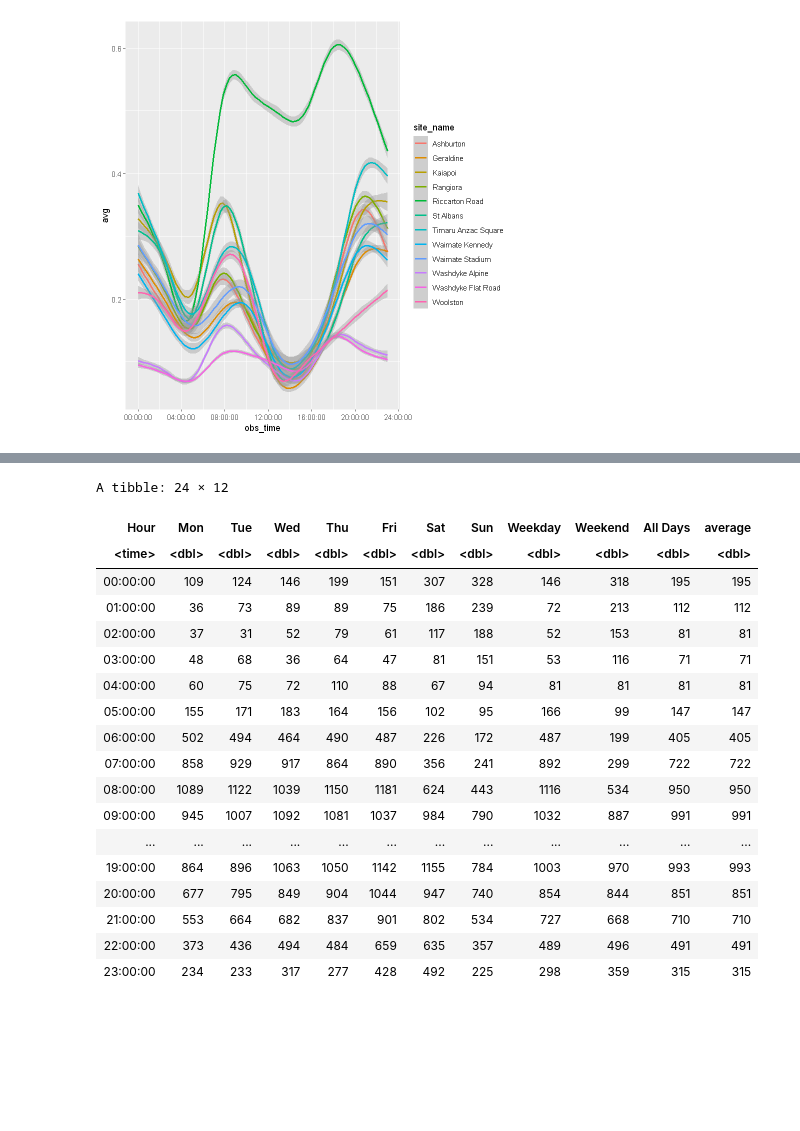
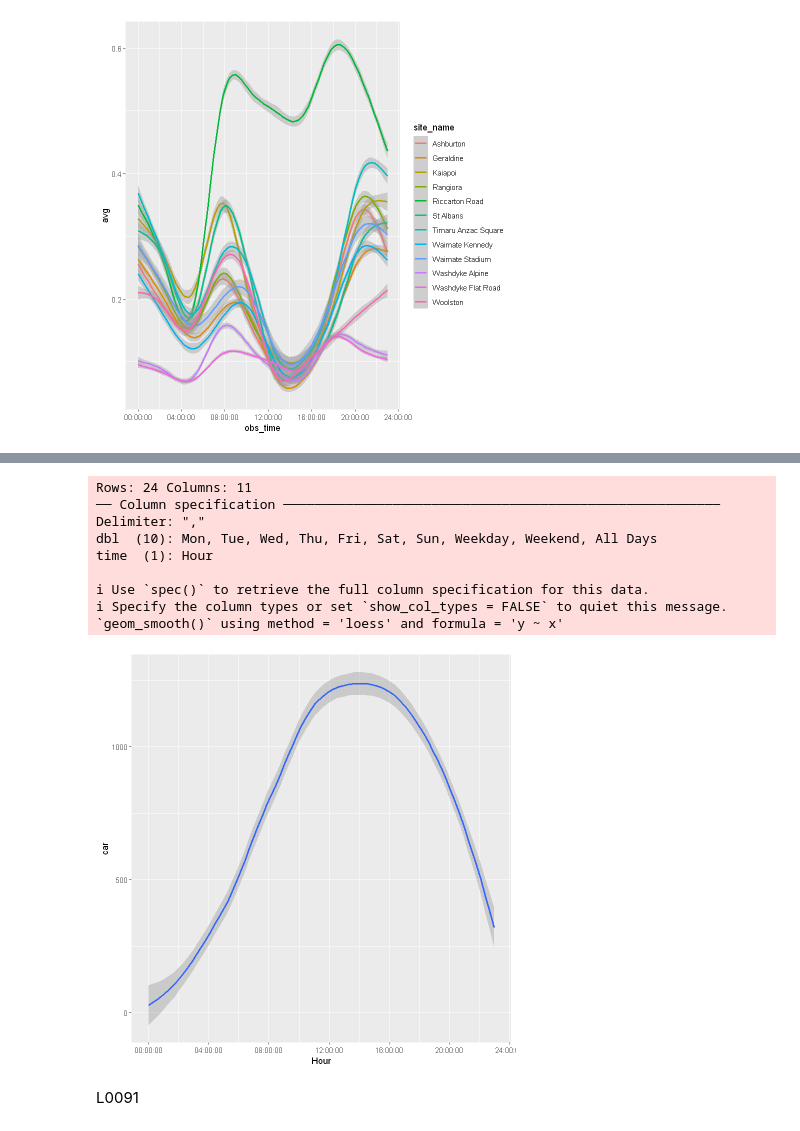
Before and after one commit to ArctusStellae/DATA_Group_Assignment, a Jupyter notebook: group_assignment_r_jemm.ipynb, the cells around one changed output, grey strips where cells are left out. Cells and saved outputs as stored; diff of their text form; code cells hidden in the pictures; blank space fills up the shorter version.

```diff
--- a/group_assignment_r_jemm.ipynb
+++ b/group_assignment_r_jemm.ipynb
@@ -140,30 +140,27 @@ time  (1): Hour
 |numeric   |Weekday       |         0|             1|NA secs      |NA secs      |NA secs         |                NA|     754.6667|   463.0527|         52|      265.00|       947.5|     1173.50|       ...
 |numeric   |Weekend       |         0|             1|NA secs      |NA secs      |NA secs         |                NA|     699.0000|   443.6871|         81|      277.50|       756.0|     1158.50|       ...
 |numeric   |All Days      |         0|             1|NA secs      |NA secs      |NA secs         |                NA|     738.7083|   449.6359|         71|      285.00|       900.5|     1171.00|       ...
-# %%
-traffic_data %<>%
-    mutate(average=round(rowMeans(select(traffic_data, -Hour, -(Weekday:'All Days')))))
-
-traffic_data() %>%
-    ggplot(aes(x = Hour)) +
-    geom_smooth(aes(y=Mon))
-# %% [output]
-A tibble: 24 × 12
-| Hour | Mon | Tue | Wed | Thu | Fri | Sat | Sun | Weekday | Weekend | All Days | average |
-| <time> | <dbl> | <dbl> | <dbl> | <dbl> | <dbl> | <dbl> | <dbl> | <dbl> | <dbl> | <dbl> | <dbl> |
-| 00:00:00 | 109 | 124 | 146 | 199 | 151 | 307 | 328 | 146 | 318 | 195 | 195 |
-| 01:00:00 | 36 | 73 | 89 | 89 | 75 | 186 | 239 | 72 | 213 | 112 | 112 |
-| 02:00:00 | 37 | 31 | 52 | 79 | 61 | 117 | 188 | 52 | 153 | 81 | 81 |
-| 03:00:00 | 48 | 68 | 36 | 64 | 47 | 81 | 151 | 53 | 116 | 71 | 71 |
-| 04:00:00 | 60 | 75 | 72 | 110 | 88 | 67 | 94 | 81 | 81 | 81 | 81 |
-| 05:00:00 | 155 | 171 | 183 | 164 | 156 | 102 | 95 | 166 | 99 | 147 | 147 |
-| 06:00:00 | 502 | 494 | 464 | 490 | 487 | 226 | 172 | 487 | 199 | 405 | 405 |
-| 07:00:00 | 858 | 929 | 917 | 864 | 890 | 356 | 241 | 892 | 299 | 722 | 722 |
-| 08:00:00 | 1089 | 1122 | 1039 | 1150 | 1181 | 624 | 443 | 1116 | 534 | 950 | 950 |
-| 09:00:00 | 945 | 1007 | 1092 | 1081 | 1037 | 984 | 790 | 1032 | 887 | 991 | 991 |
-| ... | ... | ... | ... | ... | ... | ... | ... | ... | ... | ... | ... |
-| 19:00:00 | 864 | 896 | 1063 | 1050 | 1142 | 1155 | 784 | 1003 | 970 | 993 | 993 |
-| 20:00:00 | 677 | 795 | 849 | 904 | 1044 | 947 | 740 | 854 | 844 | 851 | 851 |
-| 21:00:00 | 553 | 664 | 682 | 837 | 901 | 802 | 534 | 727 | 668 | 710 | 710 |
-| 22:00:00 | 373 | 436 | 494 | 484 | 659 | 635 | 357 | 489 | 496 | 491 | 491 |
-| 23:00:00 | 234 | 233 | 317 | 277 | 428 | 492 | 225 | 298 | 359 | 315 | 315 |
+# %%
+traffic_data <- "Traffic/L5473 SP-2020-09-17T00_00_00-189.csv" %>%
+    read_csv()
+
+traffic_data %<>%
+    select(Hour:Sun) %>%
+    gather(key='weekday',value='car', Mon, Tue, Wed, Thu, Fri, Sat, Sun)
+
+traffic_data %>%
+    ggplot(aes(x=Hour, y=car)) +
+    geom_smooth()
+# %% [output]
+Rows: 24 Columns: 11
+── Column specification ────────────────────────────────────────────────────────
+Delimiter: ","
+dbl  (10): Mon, Tue, Wed, Thu, Fri, Sat, Sun, Weekday, Weekend, All Days
+time  (1): Hour
+
+ℹ Use `spec()` to retrieve the full column specification for this data.
+ℹ Specify the column types or set `show_col_types = FALSE` to quiet this message.
+`geom_smooth()` using method = 'loess' and formula = 'y ~ x'
+[figure, added]
+# %% [markdown]
+L0091
```
